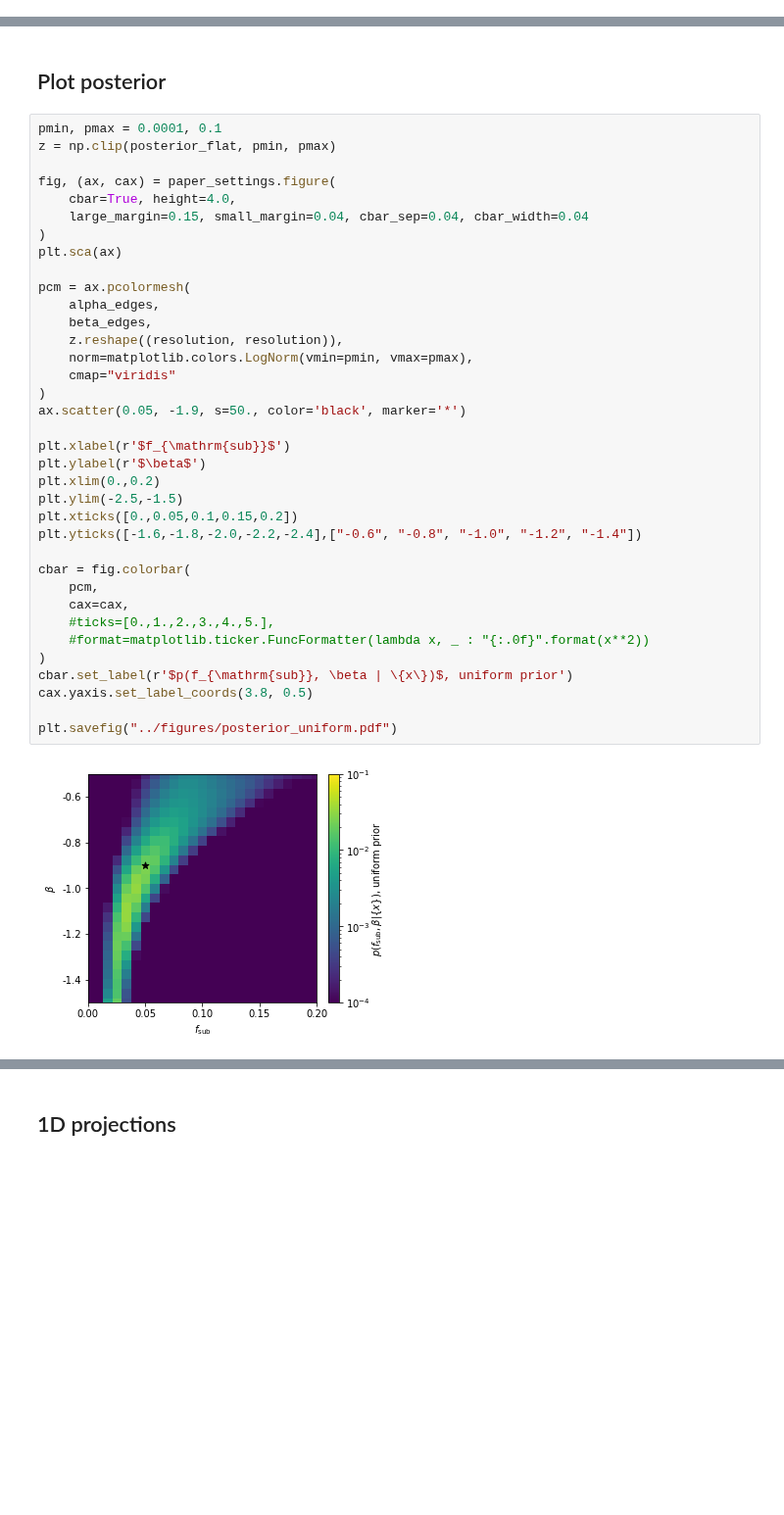
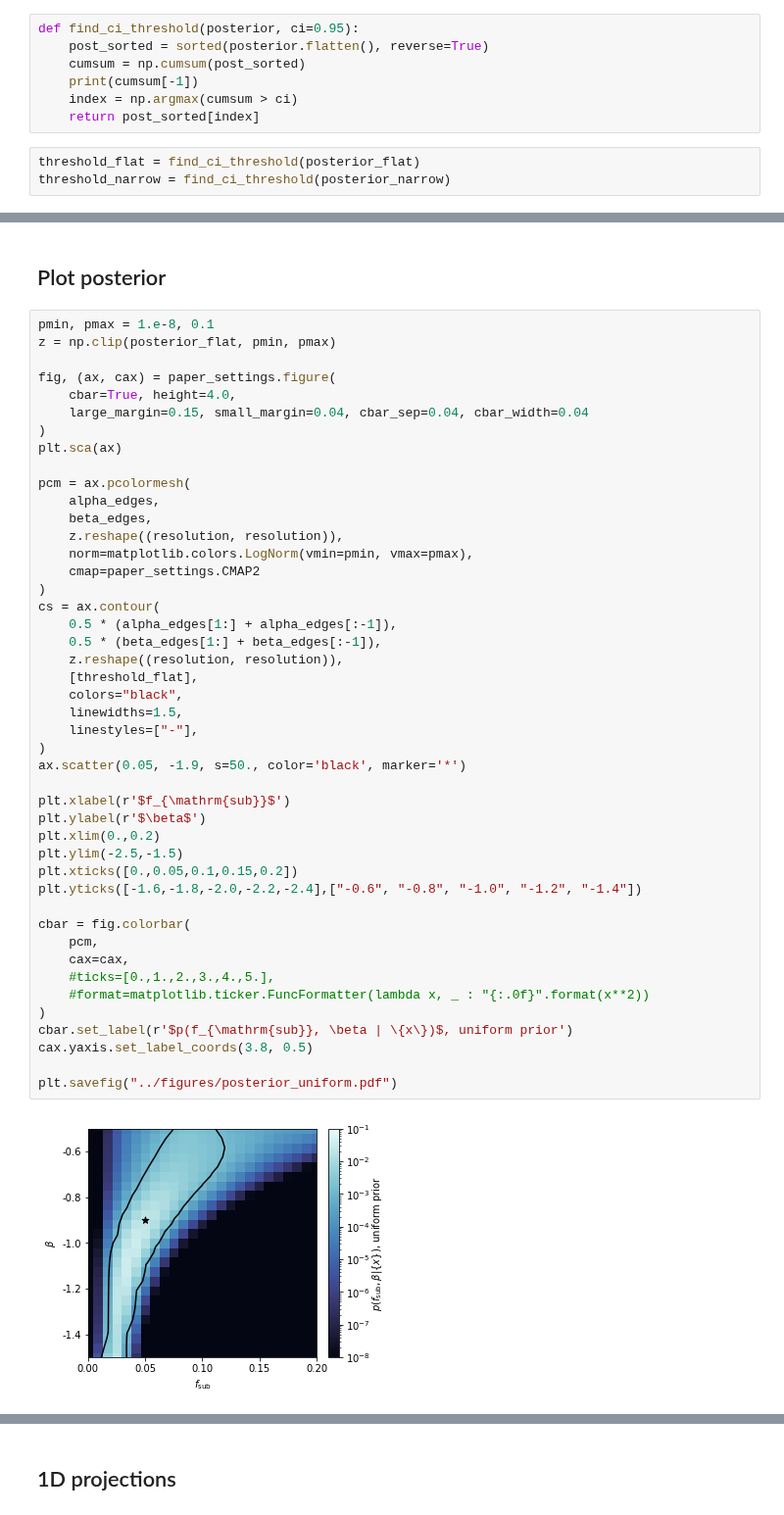
Before and after one commit to smsharma/mining-for-substructure-lens, a Jupyter notebook: notebooks/11_posterior.ipynb, the cells around one changed output, grey strips where cells are left out. Shown at 98% size. Drawn from its saved outputs; the diff is of its cells as text; blank space fills up the shorter version.

Commit message:
Color map experiments

```diff
--- a/notebooks/11_posterior.ipynb
+++ b/notebooks/11_posterior.ipynb
@@ -57,0 +60,10 @@ posterior_flat = bayes.posterior_based_on_expected_llr(n, flat_prior)
+# %%
+def find_ci_threshold(posterior, ci=0.95):
+    post_sorted = sorted(posterior.flatten(), reverse=True)
+    cumsum = np.cumsum(post_sorted)
+    print(cumsum[-1])
+    index = np.argmax(cumsum > ci)
+    return post_sorted[index]
+# %%
+threshold_flat = find_ci_threshold(posterior_flat)
+threshold_narrow = find_ci_threshold(posterior_narrow)
@@ -58,7 +73,7 @@ posterior_flat = bayes.posterior_based_on_expected_llr(n, flat_prior)
 # %% [markdown]
 ## Plot posterior
 # %%
-pmin, pmax = 0.0001, 0.1
+pmin, pmax = 1.e-8, 0.1
 z = np.clip(posterior_flat, pmin, pmax)
 
 fig, (ax, cax) = paper_settings.figure(
@@ -66,33 +81,42 @@ fig, (ax, cax) = paper_settings.figure(
     large_margin=0.15, small_margin=0.04, cbar_sep=0.04, cbar_width=0.04
 )
 plt.sca(ax)
 
 pcm = ax.pcolormesh(
     alpha_edges,
     beta_edges,
     z.reshape((resolution, resolution)),
     norm=matplotlib.colors.LogNorm(vmin=pmin, vmax=pmax),
-    cmap="viridis"
+    cmap=paper_settings.CMAP2
+)
+cs = ax.contour(
+    0.5 * (alpha_edges[1:] + alpha_edges[:-1]),
+    0.5 * (beta_edges[1:] + beta_edges[:-1]),
+    z.reshape((resolution, resolution)),
+    [threshold_flat],
+    colors="black",
+    linewidths=1.5,
+    linestyles=["-"],
 )
 ax.scatter(0.05, -1.9, s=50., color='black', marker='*')
 
 plt.xlabel(r'$f_{\mathrm{sub}}$')
 plt.ylabel(r'$\beta$')
 plt.xlim(0.,0.2)
 plt.ylim(-2.5,-1.5)
 plt.xticks([0.,0.05,0.1,0.15,0.2])
 plt.yticks([-1.6,-1.8,-2.0,-2.2,-2.4],["-0.6", "-0.8", "-1.0", "-1.2", "-1.4"])
 
 cbar = fig.colorbar(
     pcm,
     cax=cax,
     #ticks=[0.,1.,2.,3.,4.,5.],
     #format=matplotlib.ticker.FuncFormatter(lambda x, _ : "{:.0f}".format(x**2))
 )
 cbar.set_label(r'$p(f_{\mathrm{sub}}, \beta | \{x\})$, uniform prior')
 cax.yaxis.set_label_coords(3.8, 0.5)
 
 plt.savefig("../figures/posterior_uniform.pdf")
 # %% [output]
-[figure, old version]
+[figure, new version]
 # %%
```
Also changed, not shown: parts of 4 cells of this notebook, 18 other files.
